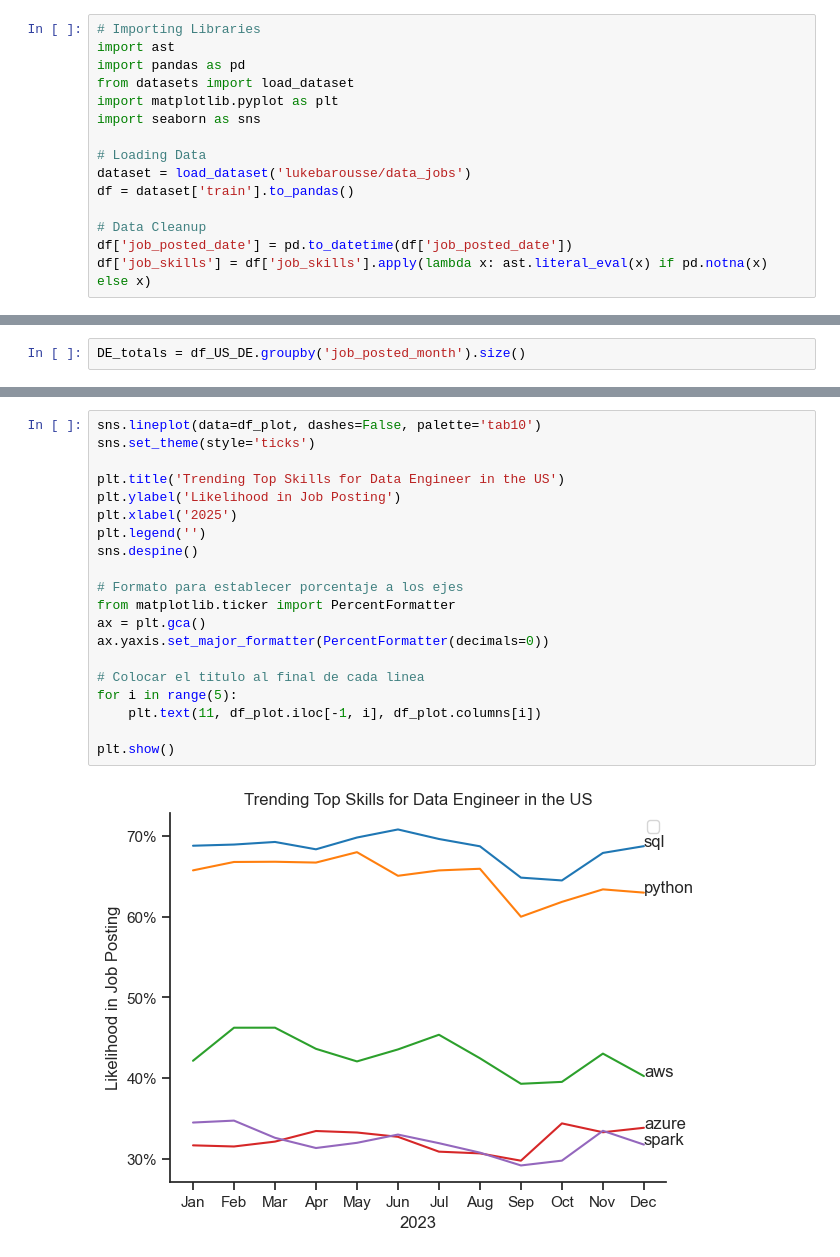
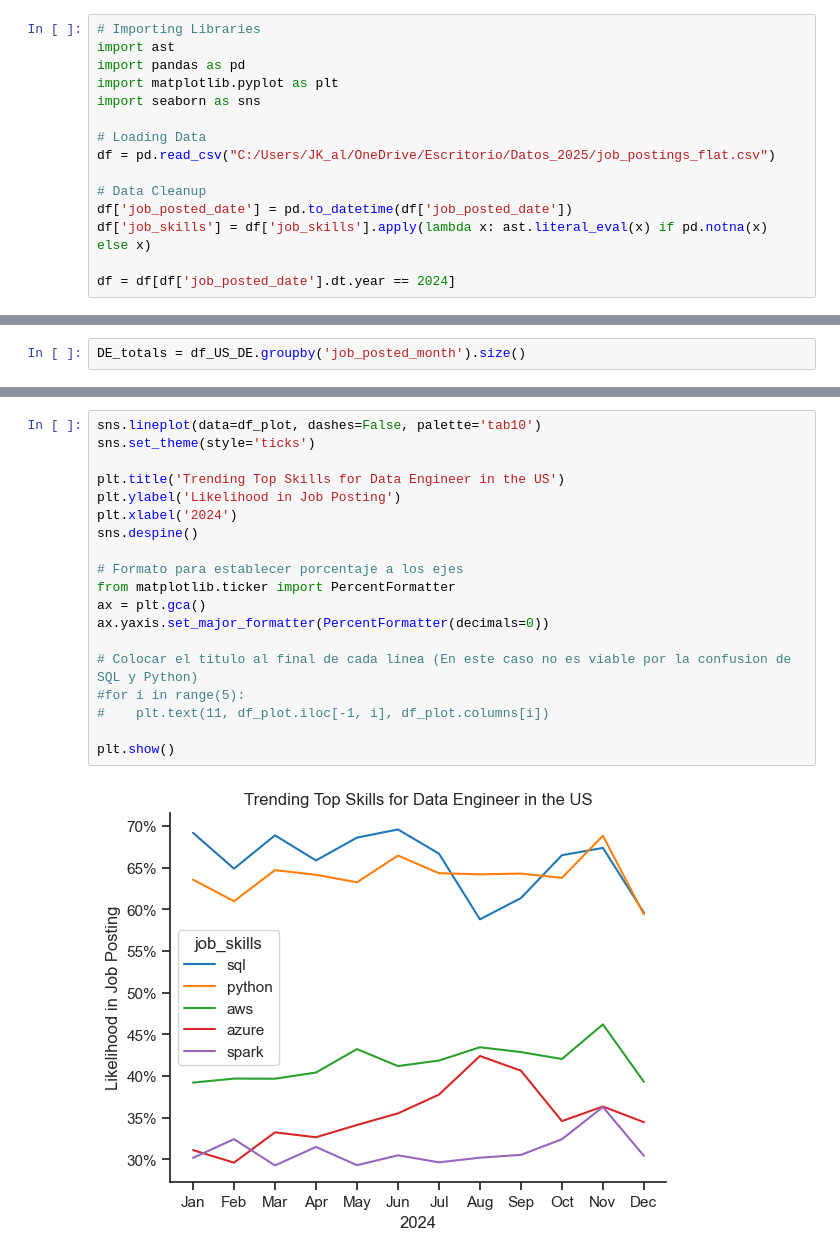
Before and after one commit to shaka2109/Python-Data-Course, a Jupyter notebook: 3_project/3.Skills_Trend.ipynb, the cells around one changed output, grey strips where cells are left out. Cells and saved outputs as stored; diff of their text form.

```diff
--- a/3_project/3.Skills_Trend.ipynb
+++ b/3_project/3.Skills_Trend.ipynb
@@ -2,17 +2,17 @@
 # Importing Libraries
 import ast
 import pandas as pd
-from datasets import load_dataset
 import matplotlib.pyplot as plt
 import seaborn as sns
 
 # Loading Data
-dataset = load_dataset('lukebarousse/data_jobs')
-df = dataset['train'].to_pandas()
+df = pd.read_csv("C:/Users/JK_al/OneDrive/Escritorio/Datos_2025/job_postings_flat.csv")
 
 # Data Cleanup
 df['job_posted_date'] = pd.to_datetime(df['job_posted_date'])
 df['job_skills'] = df['job_skills'].apply(lambda x: ast.literal_eval(x) if pd.notna(x) else x)
+
+df = df[df['job_posted_date'].dt.year == 2024]
 # %%
 df_US_DE = df[(df['job_title_short']=='Data Engineer') & (df['job_country']=='United States')].copy()
 df_US_DE['job_posted_month'] = df_US_DE['job_posted_date'].dt.month
@@ -104,22 +104,21 @@ df_plot
 # %%
 sns.lineplot(data=df_plot, dashes=False, palette='tab10')
 sns.set_theme(style='ticks')
 
 plt.title('Trending Top Skills for Data Engineer in the US')
 plt.ylabel('Likelihood in Job Posting')
-plt.xlabel('2025')
-plt.legend('')
+plt.xlabel('2024')
 sns.despine()
 
 # Formato para establecer porcentaje a los ejes
 from matplotlib.ticker import PercentFormatter
 ax = plt.gca()
 ax.yaxis.set_major_formatter(PercentFormatter(decimals=0))
 
-# Colocar el titulo al final de cada linea
-for i in range(5):
-    plt.text(11, df_plot.iloc[-1, i], df_plot.columns[i])
+# Colocar el titulo al final de cada linea (En este caso no es viable por la confusion de SQL y Python)
+#for i in range(5):
+#    plt.text(11, df_plot.iloc[-1, i], df_plot.columns[i])
 
 plt.show()
 # %% [output]
-[figure, old version]
+[figure, new version]
```
Also changed, not shown: parts of 4 cells of this notebook, 28 other files.
